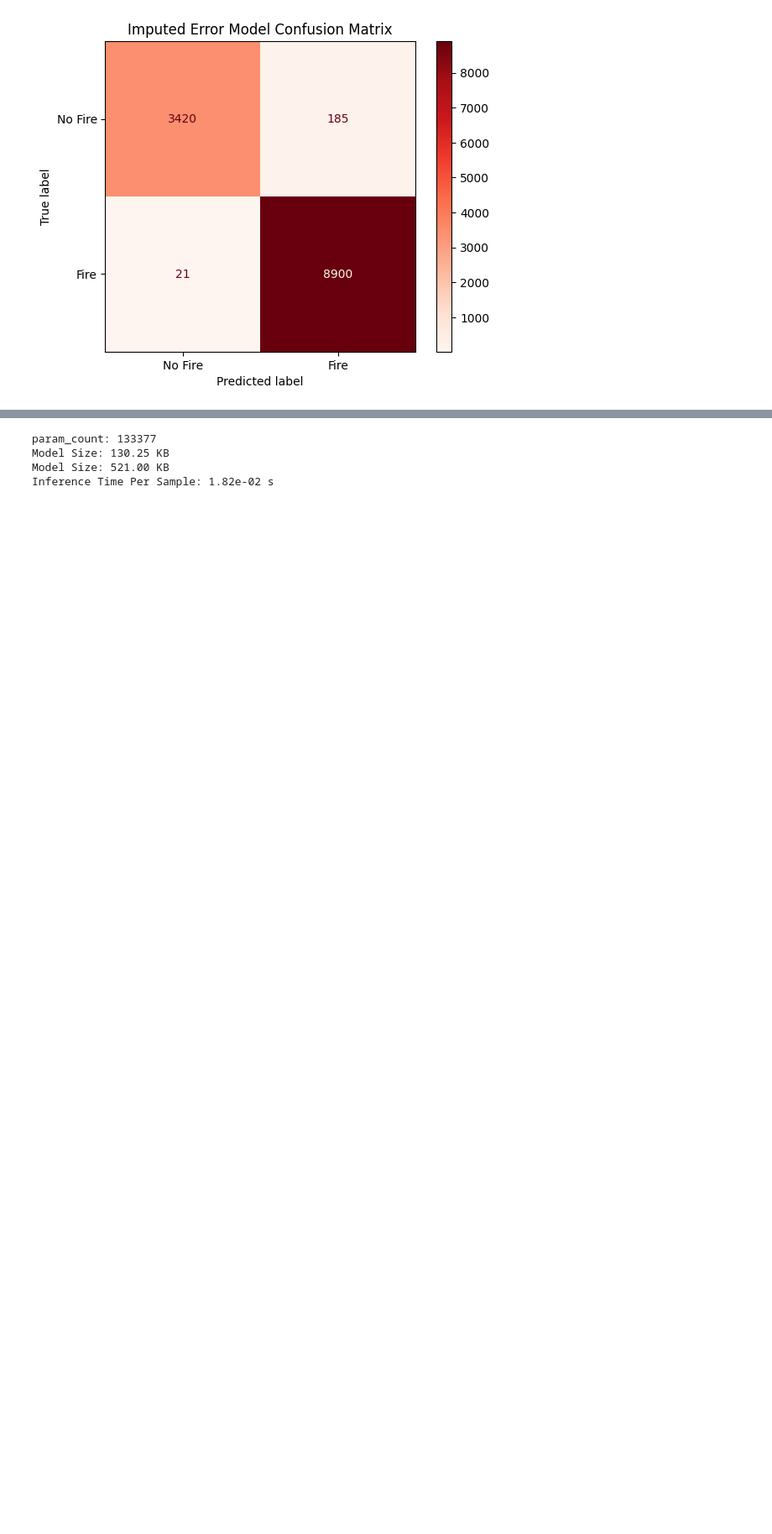
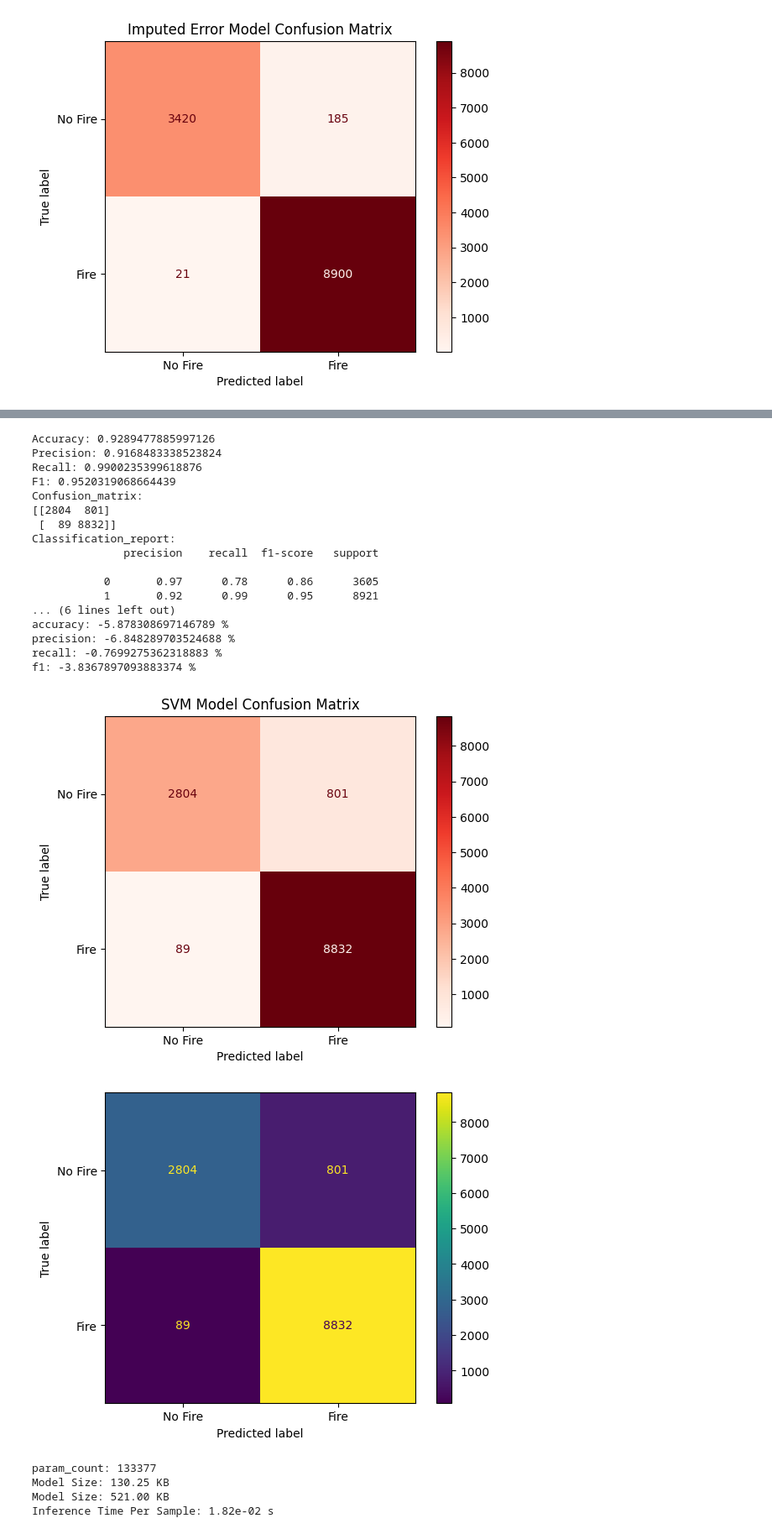
Before and after one commit to jaskinkabir/Intro_ML_Project, a Jupyter notebook: Proj.ipynb, the cells around one changed output, grey strips where cells are left out. Shown at 84% size. Saved outputs shown, nothing was run; the diff lists cells and outputs as text; code cells hidden in the pictures; blank space fills up the shorter version.

```diff
--- a/Proj.ipynb
+++ b/Proj.ipynb
@@ -442,0 +441,15 @@ from alarmnetclass import SVMAlarmNet
+# %%
+from alarmnetclass import SVMAlarmNet
+
+svm = SVMAlarmNet()
+svm.train(
+    X_train = X_train_error_scaled,
+    Y_train = Y_train_error,
+    X_test = X_test_error_scaled,
+    Y_test = Y_test_error
+)
+svm.print_results()
+AlarmNet.compare_results(svm.get_results(), imputed_error_model.get_results())
+
+svm.plot_confusion_matrix("SVM Model Confusion Matrix")
+# %% [output]
@@ -443,3 +472,22 @@ from alarmnetclass import SVMAlarmNet
+Accuracy: 0.9289477885997126
+Precision: 0.9168483338523824
+Recall: 0.9900235399618876
+F1: 0.9520319068664439
+Confusion_matrix:
+[[2804  801]
+ [  89 8832]]
+Classification_report:
+              precision    recall  f1-score   support
+
+           0       0.97      0.78      0.86      3605
+           1       0.92      0.99      0.95      8921
+... (6 lines left out)
+accuracy: -5.878308697146789 %
+precision: -6.848289703524688 %
+recall: -0.7699275362318883 %
+f1: -3.8367897093883374 %
+[figure, added]
+[figure, added]
 # %%
 #import onxx
 from torch.onnx import export
```
Also changed, not shown: parts of 2 cells of this notebook, 1 other file.
